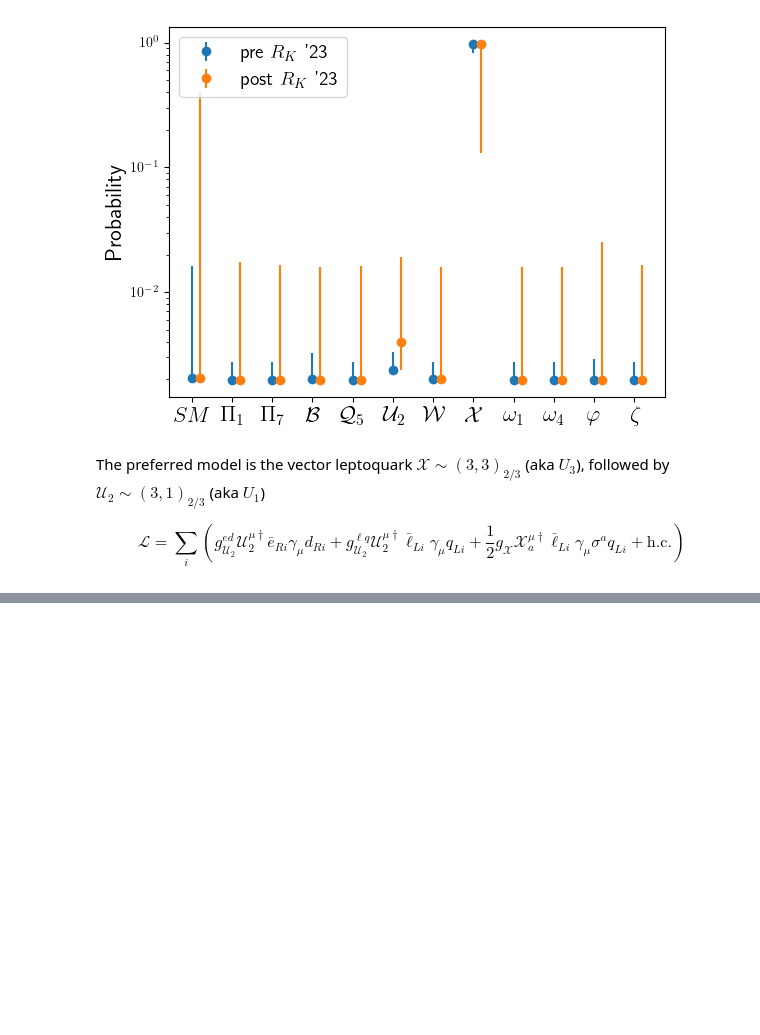
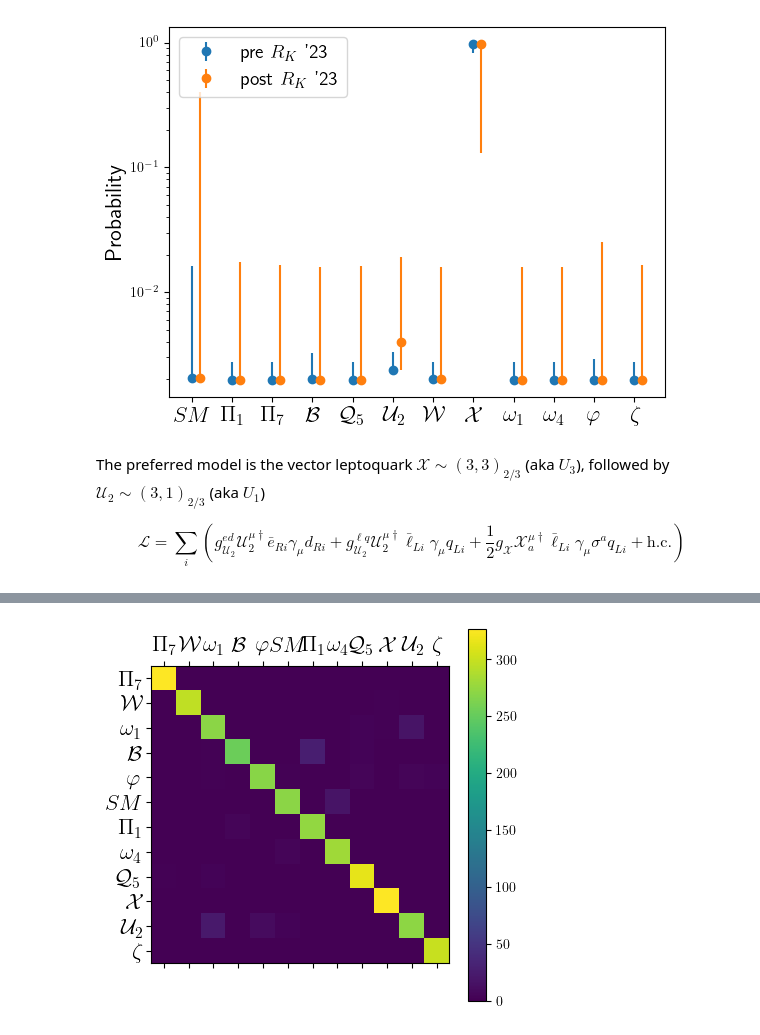
Before and after one commit to Jorge-Alda/mlinoe_flavour, a Jupyter notebook: mlinoe_flavour/toymodel.ipynb, the cells around one changed output, grey strips where cells are left out. Saved outputs shown, nothing was run; the diff lists cells and outputs as text; code cells hidden in the pictures; blank space fills up the shorter version.

```diff
--- a/mlinoe_flavour/toymodel.ipynb
+++ b/mlinoe_flavour/toymodel.ipynb
@@ -226,0 +296,4 @@ $$\mathcal{L} = \sum_i\left( g_{\mathcal{U}_2}^{ed} \mathcal{U}_2^{\mu\dagger}\b
+# %%
+xlr1.confusion()
+# %% [output]
+[figure, added]
```
Also changed, not shown: parts of 12 cells of this notebook, 1 other file.
